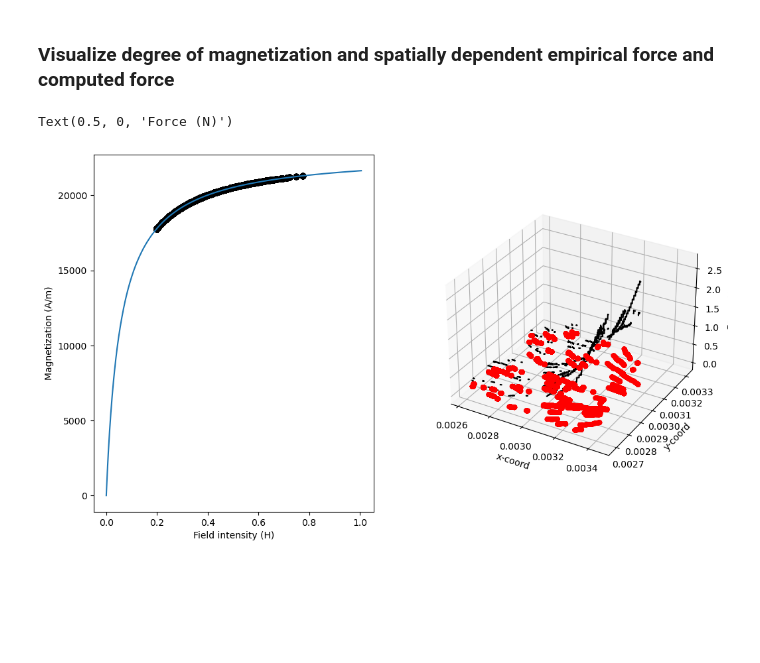
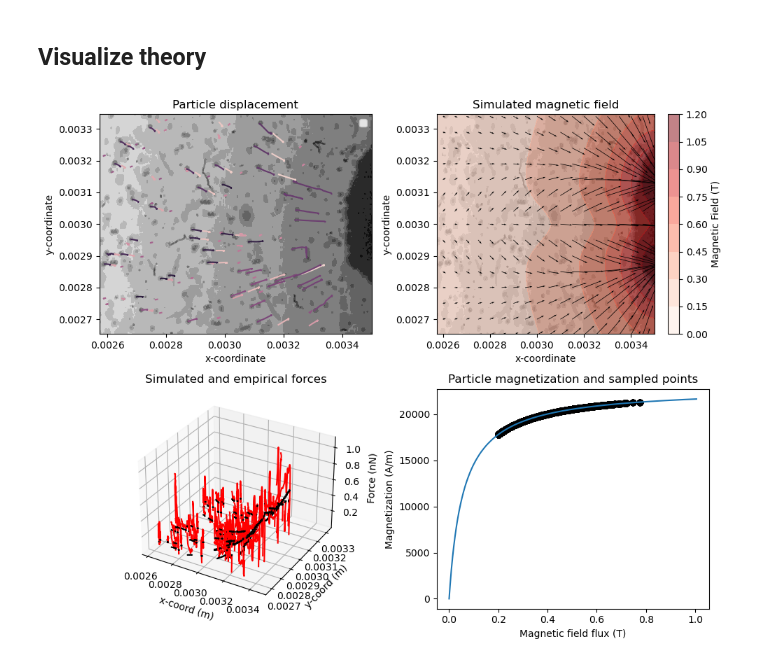
Before and after one commit to ArttuD/MicrorheologyProto, a Jupyter notebook: presentation.ipynb, the cells around one changed output. Saved outputs shown, nothing was run; the diff lists cells and outputs as text; code cells hidden in the pictures; blank space fills up the shorter version.

```diff
--- a/presentation.ipynb
+++ b/presentation.ipynb
@@ -298,7 +346,6 @@ def calc_force(data):
     T_0 = 25
     r_T_0 = 0.971e3
     v = 30000e-6
-    volume = np.pi*radius**2
 
     # our experiments
     T = 23
@@ -307,7 +354,7 @@ def calc_force(data):
     r = r_T_0/(1+a*(T-T_0)+b*(T-T_0)**2)
     nn = v*r
 
-    v_fit = np.mean(np.abs(data))
+    v_fit = np.abs(data)
     F_fit = 6*np.pi*nn*radius*v_fit
 
     return F_fit
@@ -598,8 +628,7 @@ for tags,i in df_mg.groupby(["label"]):
 
     timer = 0
 
-
-    i["v"] = np.sqrt(np.gradient(i["x_scaled"]*m*1e-6)**2 + np.gradient(i["y_scaled"]*m*1e-6)**2)
+    i["v"] = scipy.ndimage.gaussian_filter(np.sqrt((np.gradient(i["x_scaled"])/(1/camera_rate))**2 + (np.gradient(i["y_scaled"])/(1/camera_rate))**2),5 )
     F = calc_force(i["v"].values) #Force from Stokes eq.
     i["F_stokes"] = F
 
@@ -616,8 +645,8 @@ for tags,i in df_mg.groupby(["label"]):
         mu_idx = np.argmin(np.abs(xdata - H_current))
         mu_current = M_mag[mu_idx]
 
-        F_field_x = -4/3*np.pi*(radius)**3*mu_current*dBx[y_idx,x_idx] #Estimate
-        F_field_y = -4/3*np.pi*(radius)**3*mu_current*dBy[y_idx,x_idx] #Estimate
+        F_field_x = 4/3*np.pi*(radius)**3*mu_current*dBx[y_idx,x_idx] #Estimate
+        F_field_y = 4/3*np.pi*(radius)**3*mu_current*dBy[y_idx,x_idx] #Estimate
 
         force_vector[timer] =  np.sqrt((F_field_x)**2 + (F_field_y)**2)
 
@@ -630,45 +659,71 @@ for tags,i in df_mg.groupby(["label"]):
     else:
         df_col = pd.concat((df_col, i))
     count += 1
-# %% [markdown]
-### Visualize degree of magnetization and spatially dependent empirical force and computed force
+# %% [markdown]
+## Visualize theory
 # %%
-fig = plt.figure(figsize=(12, 7))
+fig = plt.figure(figsize = (10,8))
 
-ax1 = fig.add_subplot(121)
-ax2 = fig.add_subplot(122, projection='3d')
+ax1 = fig.add_subplot(2,2,1)
+ax2 = fig.add_subplot(2,2,2)
+ax3 = fig.add_subplot(2,2,3, projection='3d')
+ax4 = fig.add_subplot(2,2,4)
 
-ax1.plot(B_mag, M_mag)
+ax2.contourf(xx__, yy__, test_frame, alpha = 1, cmap="binary")
+CS = ax2.contourf(x_coord, y_coord, filtered, alpha = 0.5, cmap = "Reds")
+ax2.quiver(X1[::phase, ::phase], Y1[::phase, ::phase], dBy[::phase,::phase], -dBx[::phase,::phase], angles = "xy") #dBy[::phase,::phase],dBx[::phase,::phase]
+ax2.set_xlim([start_w,end_w])
+ax2.set_ylim([start_h,end_h])
 
+ax1.contourf(xx__, yy__, test_frame, alpha = 1, cmap="binary")
+sns.lineplot(x = "x_scaled", y = "y_scaled", data = df_mg, hue = "label", ax = ax1)
+ax1.legend([])
+
+ax1.set_title("Particle displacement")
+ax1.set_xlabel("x-coordinate")
+ax1.set_ylabel("y-coordinate")
+
+ax2.set_title("Simulated magnetic field")
+ax2.set_xlabel("x-coordinate")
+ax2.set_ylabel("y-coordinate")
+
+cbar = fig.colorbar(CS)
+cbar.ax.set_ylabel('Magnetic Field (T)')
+
+ax4.plot(B_mag, M_mag)
 
 for tags,i in df_col.groupby(["label"]):
-
-    ax2.scatter(i["x_scaled"],i["y_scaled"], i["F_stokes"], color = "red")
-
     for x_pos, y_pos in zip(i["x_scaled"].values,i["y_scaled"].values):
 
         x_idx = np.argmin(np.abs((x_coord-x_pos)))
         y_idx = np.argmin(np.abs((y_coord-y_pos)))
 
         B_current = BB[y_idx, x_idx]
         H_current = B_current/mu_0
         mu_idx = np.argmin(np.abs(xdata - H_current))
 
-        ax1.scatter(B_mag[mu_idx], M_mag[mu_idx], color = "black")
+        ax4.scatter(B_mag[mu_idx], M_mag[mu_idx], color = "black")
+
+    ax3.plot(i["x_scaled"],i["y_scaled"], i["F_stokes"], color = "red")
+    ax3.plot(i["x_scaled"],i["y_scaled"], i["force"]*2.5e-3, color = "black") #scalin for visualization
 
 
-    ax2.plot(i["x_scaled"].values,i["y_scaled"].values, i["force"], color = "black")
+
+ax4.set_title("Particle magnetization and sampled points")
+ax4.set_xlabel("Magnetic field flux (T)")
+ax4.set_ylabel("Magnetization (A/m)")
+
+ax3.set_xlim([start_w,end_w])
+ax3.set_ylim([start_h,end_h])
+
+ax3.set_title("Simulated and empirical forces")
+ax3.set_xlabel("x-coord (m)")
+ax3.set_ylabel("y-coord (m)")
+ax3.set_zlabel("Force (nN)")
+
+plt.tight_layout()
 
 
-ax1.set_xlabel("Field intensity (H)")
-ax1.set_ylabel("Magnetization (A/m)")
-
-ax2.set_xlim([start_w,end_w])
-ax2.set_ylim([start_h,end_h])
-
-ax2.set_xlabel("x-coord")
-ax2.set_ylabel("y-coord")
-ax2.set_zlabel("Force (N)")
+fig.savefig('./figures/forces.png')
 # %% [output]
-Text(0.5, 0, 'Force (N)')
-[figure, old version]
+[figure, new version]
```
Also changed, not shown: parts of 34 cells of this notebook.
